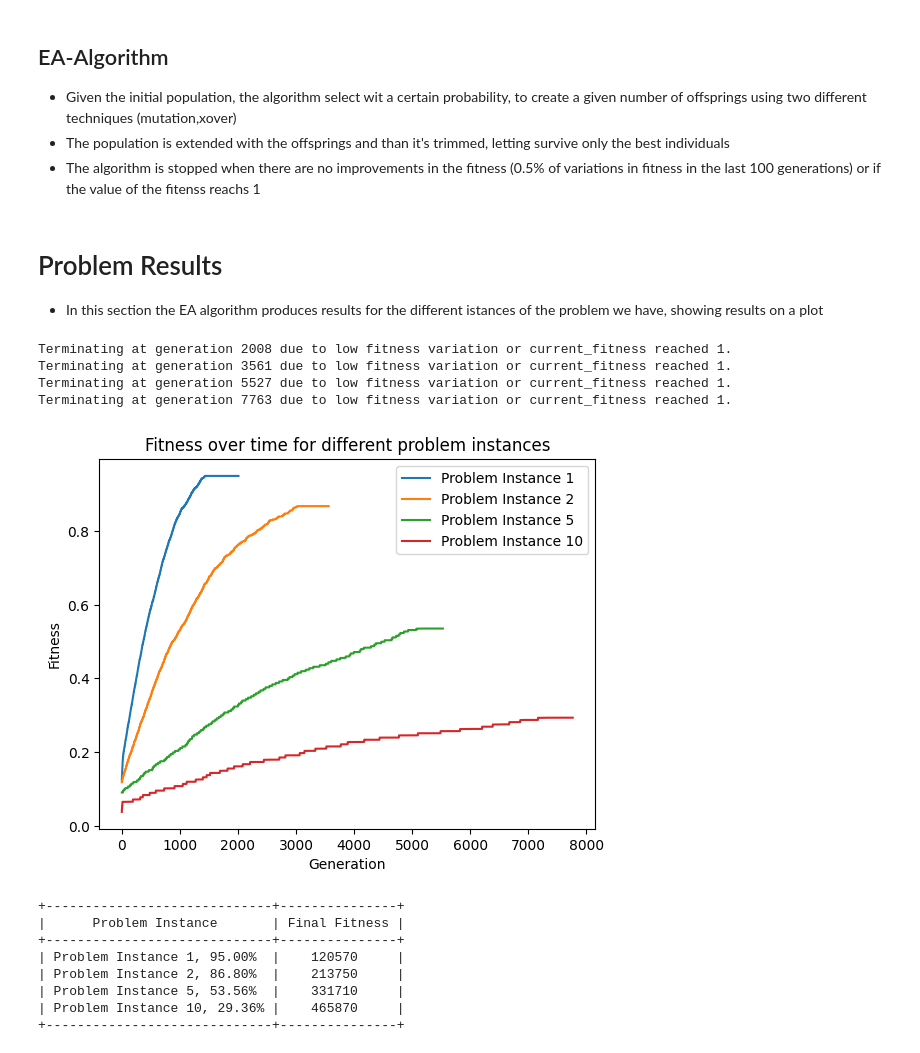
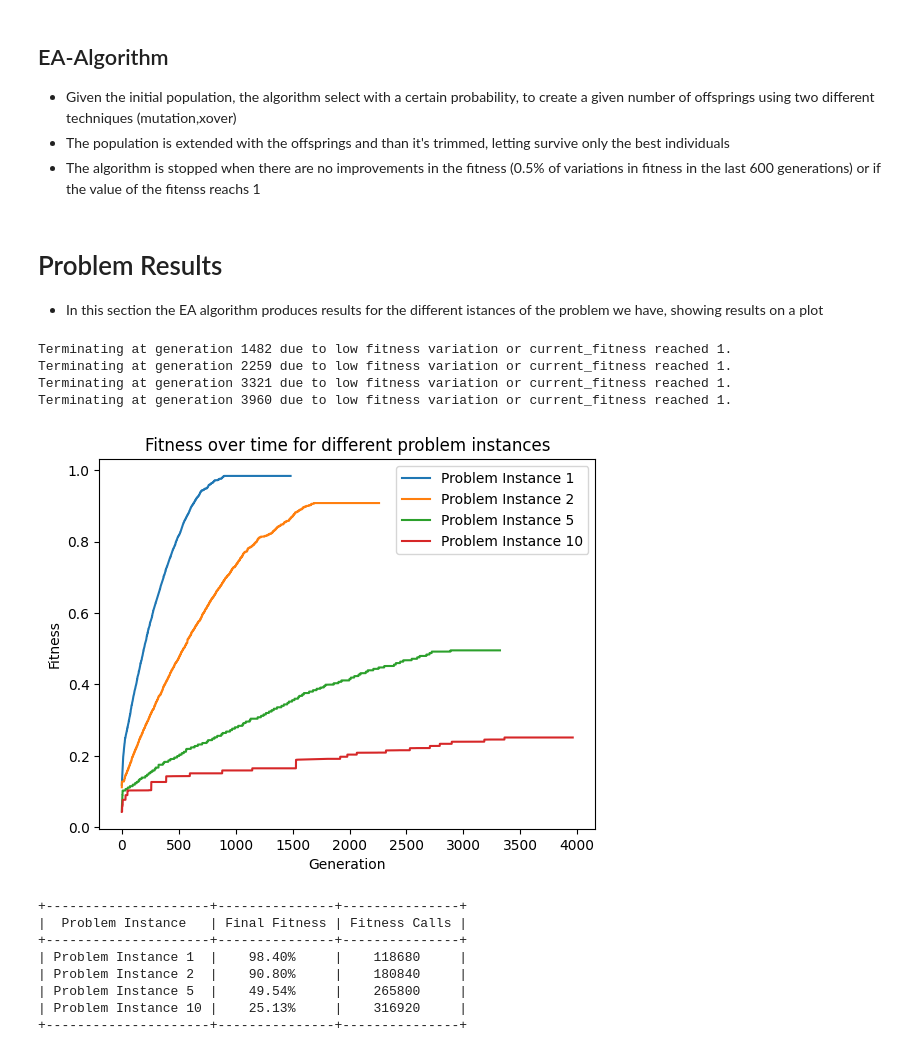
Before and after one commit to Nicocarad/ci23, a Jupyter notebook: Lab9/lab9.ipynb, the cells around one changed output. Cells and saved outputs as stored; diff of their text form; code cells hidden in the pictures.

```diff
--- a/Lab9/lab9.ipynb
+++ b/Lab9/lab9.ipynb
@@ -29,10 +26,9 @@ import lab9_lib
 # %%
-OFFSPRING_SIZE = 60
-POPULATION_SIZE = 30
-MUTATION_PROBABILITY = .05
+OFFSPRING_SIZE = 80
+POPULATION_SIZE = 40
+MUTATION_PROBABILITY = .10
 NUM_LOCI = 1000
 PROBLEM = [1, 2, 5, 10]
-# seed(20)
 seed(20)
 # %% [markdown]
 ## Individual
@@ -122,9 +129,9 @@ def generate_init_population(fitness):
     return population
 # %% [markdown]
 ## EA-Algorithm
-- Given the initial population, the algorithm select wit a certain probability, to create a given number of offsprings using two different techniques (mutation,xover)
+- Given the initial population, the algorithm select with a certain probability, to create a given number of offsprings using two different techniques (mutation,xover)
 - The population is extended with the offsprings and than it's trimmed, letting survive only the best individuals
-- The algorithm is stopped when there are no improvements in the fitness (0.5% of variations in fitness in the last 100 generations) or if the value of the fitenss reachs 1
+- The algorithm is stopped when there are no improvements in the fitness (0.5% of variations in fitness in the last 600 generations) or if the value of the fitenss reachs 1
 # %%
 def evolutionary_algorithm(fitness, population):
     generation = 0
@@ -141,25 +148,23 @@ def evolutionary_algorithm(fitness, population):
                 # xover
                 parent1 = roulette_wheel_selection(population)
                 parent2 = roulette_wheel_selection(population)
-                child = one_cut_xover(parent1, parent2)
+                child = n_cut_xover(parent1, parent2, 6)
             offspring.append(child)
 
         for ind in offspring:
             ind.fitness = fitness(ind.genotype)
 
-        population.extend(offspring)
-        population.sort(key=lambda ind: ind.fitness, reverse=True)
+        population.extend(offspring) # add generated offspring to the population
+        population.sort(key=lambda ind: ind.fitness, reverse=True) # sort the population by fitness
 
-        ind = population[0]
+        ind = population[0] # get the best individual
 
-        population = population[:POPULATION_SIZE]
+        population = population[:POPULATION_SIZE] # keep only the best POPULATION_SIZE individuals
 
         current_fitness = ind.fitness
 
         # Append the fitness to the history
         fitness_history.append(current_fitness)
-
-
 
         # Check termination condition
         if generation >= 600:
@@ -190,44 +195,44 @@ for instance in problem_instances:
     fitness = lab9_lib.make_problem(instance)
 
     init_population = generate_init_population(fitness)
 
     fitness_history = evolutionary_algorithm(fitness, init_population)
 
     # Append the fitness history of this run to the fitness_histories list
     fitness_histories.append(fitness_history)
 
     call_history.append(fitness.calls)
 
 # Plot the results
 for i, fitness_history in enumerate(fitness_histories):
     plt.plot(fitness_history, label=f"Problem Instance {problem_instances[i]}")
 
 plt.title("Fitness over time for different problem instances")
 plt.xlabel("Generation")
 plt.ylabel("Fitness")
 plt.legend()
 plt.show()
 
 
 table_data = []
 for i, instance in enumerate(problem_instances):
-    table_data.append([f"Problem Instance {instance}, {fitness_histories[i][-1]:.2%}", call_history[i]])
+    table_data.append([f"Problem Instance {instance}", f"{fitness_histories[i][-1]:.2%}", call_history[i]])
 
 table_headers = ["Problem Instance", "Final Fitness", "Fitness Calls"]
 table = tabulate(table_data, headers=table_headers, tablefmt="pretty")
 
 print(table)
 # %% [output]
-Terminating at generation 2008 due to low fitness variation or current_fitness reached 1.
-Terminating at generation 3561 due to low fitness variation or current_fitness reached 1.
-Terminating at generation 5527 due to low fitness variation or current_fitness reached 1.
-Terminating at generation 7763 due to low fitness variation or current_fitness reached 1.
+Terminating at generation 1482 due to low fitness variation or current_fitness reached 1.
+Terminating at generation 2259 due to low fitness variation or current_fitness reached 1.
+Terminating at generation 3321 due to low fitness variation or current_fitness reached 1.
+Terminating at generation 3960 due to low fitness variation or current_fitness reached 1.
-[figure, old version]
+[figure, new version]
-+-----------------------------+---------------+
-|      Problem Instance       | Final Fitness |
-+-----------------------------+---------------+
-| Problem Instance 1, 95.00%  |    120570     |
-| Problem Instance 2, 86.80%  |    213750     |
-| Problem Instance 5, 53.56%  |    331710     |
-| Problem Instance 10, 29.36% |    465870     |
-+-----------------------------+---------------+
++---------------------+---------------+---------------+
+|  Problem Instance   | Final Fitness | Fitness Calls |
++---------------------+---------------+---------------+
+| Problem Instance 1  |    98.40%     |    118680     |
+| Problem Instance 2  |    90.80%     |    180840     |
+| Problem Instance 5  |    49.54%     |    265800     |
+| Problem Instance 10 |    25.13%     |    316920     |
++---------------------+---------------+---------------+
```
Also changed, not shown: parts of 8 cells of this notebook.
